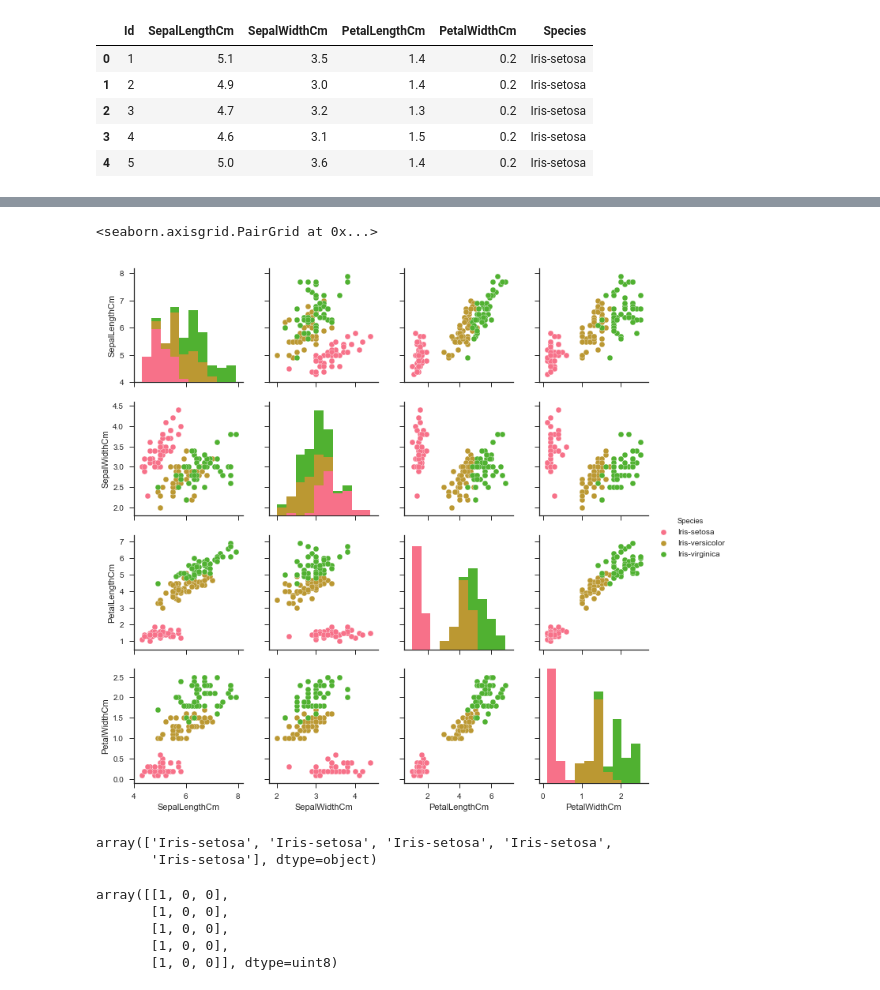
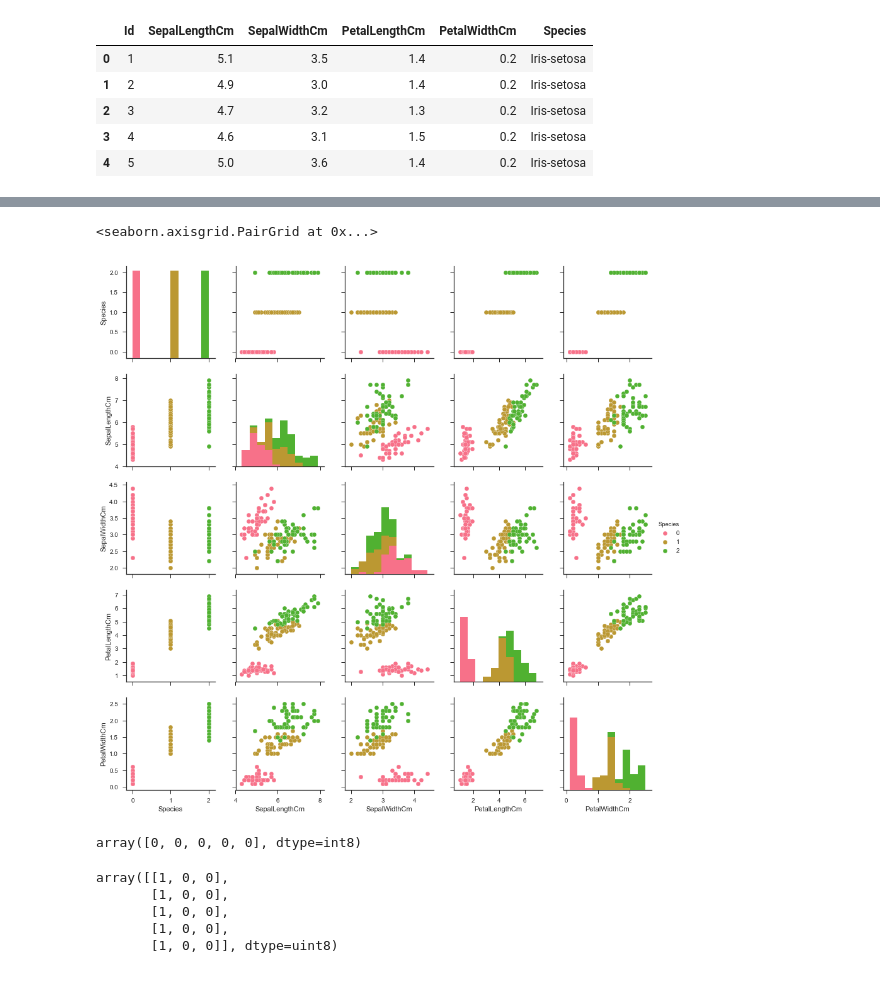
Before and after one commit to wfhsiao/datamining_bigdata, a Jupyter notebook: Machine Learning/keras_iris.ipynb, the cells around one changed output, grey strips where cells are left out. Drawn from its saved outputs; the diff is of its cells as text; code cells hidden in the pictures.

```diff
--- a/Machine Learning/keras_iris.ipynb
+++ b/Machine Learning/keras_iris.ipynb
@@ -17,3 +15,11 @@ dataset.head()
 | 2 | 3 | 4.7 | 3.2 | 1.3 | 0.2 | Iris-setosa |
 | 3 | 4 | 4.6 | 3.1 | 1.5 | 0.2 | Iris-setosa |
 | 4 | 5 | 5.0 | 3.6 | 1.4 | 0.2 | Iris-setosa |
+# %%
+dataset.Species=pd.Categorical(dataset.Species)
+dataset['Species'] = dataset.Species.cat.codes
+cols = dataset.columns.tolist()
+print(cols)
+cols= cols[-1:]+cols[1:-1]
+print(cols)
+dataset = dataset[cols]
@@ -20,20 +38,19 @@ dataset.head()
 # %%
 %matplotlib inline
 import seaborn as sns
 sns.set(style="ticks")
 sns.set_palette("husl")
-sns.pairplot(dataset.iloc[:,1:6],hue="Species")
+sns.pairplot(dataset, hue='Species')
 # %% [output]
 <seaborn.axisgrid.PairGrid at 0x...>
-[figure, old version]
+[figure, new version]
 # %%
 #Splitting the data into training and test test
 X = dataset.iloc[:,1:5].values
-y = dataset.iloc[:,5].values
+y = dataset.iloc[:,0].values
 y[0:5]
 # %% [output]
-array(['Iris-setosa', 'Iris-setosa', 'Iris-setosa', 'Iris-setosa',
-       'Iris-setosa'], dtype=object)
+array([0, 0, 0, 0, 0], dtype=int8)
 # %%
 from sklearn.preprocessing import LabelEncoder
 encoder =  LabelEncoder()
```
Also changed, not shown: parts of 6 cells of this notebook.
